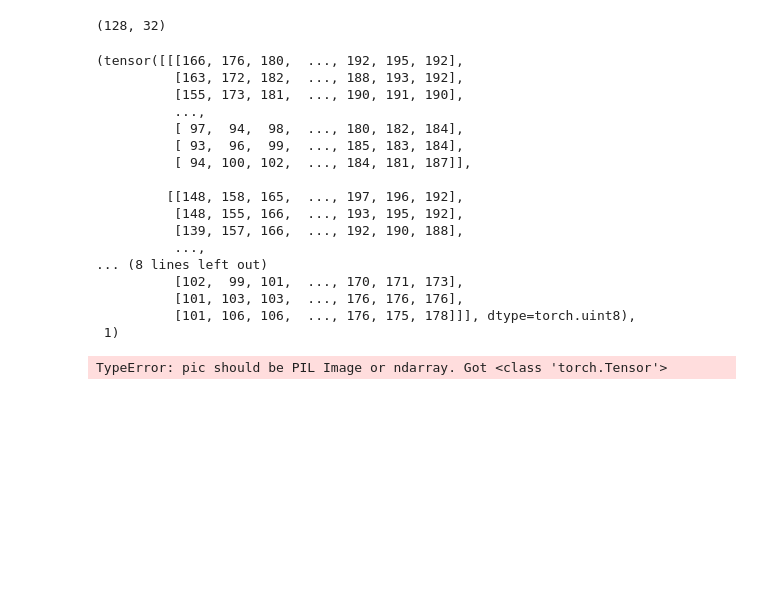
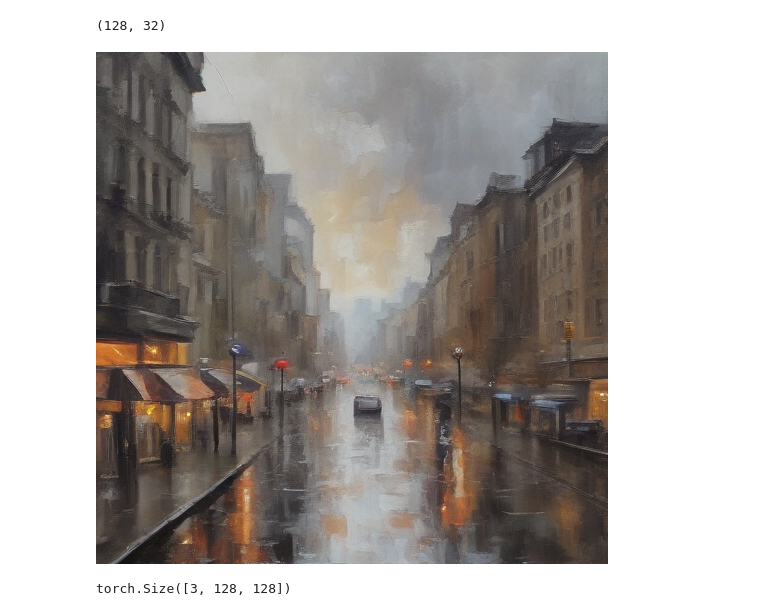
Before and after one commit to ClemouDouard/applied_ai_intro_task, a Jupyter notebook: notebook.ipynb, the cells around one changed output. Saved outputs shown, nothing was run; the diff lists cells and outputs as text; code cells hidden in the pictures; blank space fills up the shorter version.

```diff
--- a/notebook.ipynb
+++ b/notebook.ipynb
@@ -34,7 +36,7 @@ class WeatherDataset(Dataset):
 
     def __getitem__(self, idx):
         img_path = os.path.join(self.img_dir, self.img_labels.iloc[idx, 0])
-        image = read_image(img_path)
+        image = Image.open(img_path).convert("RGB")
         label_name = self.img_labels.iloc[idx, 1]
         label = weather_to_idx[label_name]
         if self.transform:
@@ -72,25 +74,9 @@ len(train_dataset), len(test_dataset)
 (128, 32)
 # %%
 image, label = train_dataset[0]
-image, label
+image
 # %% [output]
-(tensor([[[166, 176, 180,  ..., 192, 195, 192],
-          [163, 172, 182,  ..., 188, 193, 192],
-          [155, 173, 181,  ..., 190, 191, 190],
-          ...,
-          [ 97,  94,  98,  ..., 180, 182, 184],
-          [ 93,  96,  99,  ..., 185, 183, 184],
-          [ 94, 100, 102,  ..., 184, 181, 187]],
-
-         [[148, 158, 165,  ..., 197, 196, 192],
-          [148, 155, 166,  ..., 193, 195, 192],
-          [139, 157, 166,  ..., 192, 190, 188],
-          ...,
-... (8 lines left out)
-          [102,  99, 101,  ..., 170, 171, 173],
-          [101, 103, 103,  ..., 176, 176, 176],
-          [101, 106, 106,  ..., 176, 175, 178]]], dtype=torch.uint8),
- 1)
+[figure, added]
 # %%
 transform = transforms.Compose([
     transforms.Resize((128, 128)),
@@ -107,4 +93,4 @@ train_dataset, test_dataset = random_split(first_dataset, [train_size, test_size
 image, label = train_dataset[0]
 image.shape
 # %% [output]
-TypeError: pic should be PIL Image or ndarray. Got <class 'torch.Tensor'>
+torch.Size([3, 128, 128])
```
Also changed, not shown: parts of 3 cells of this notebook.
